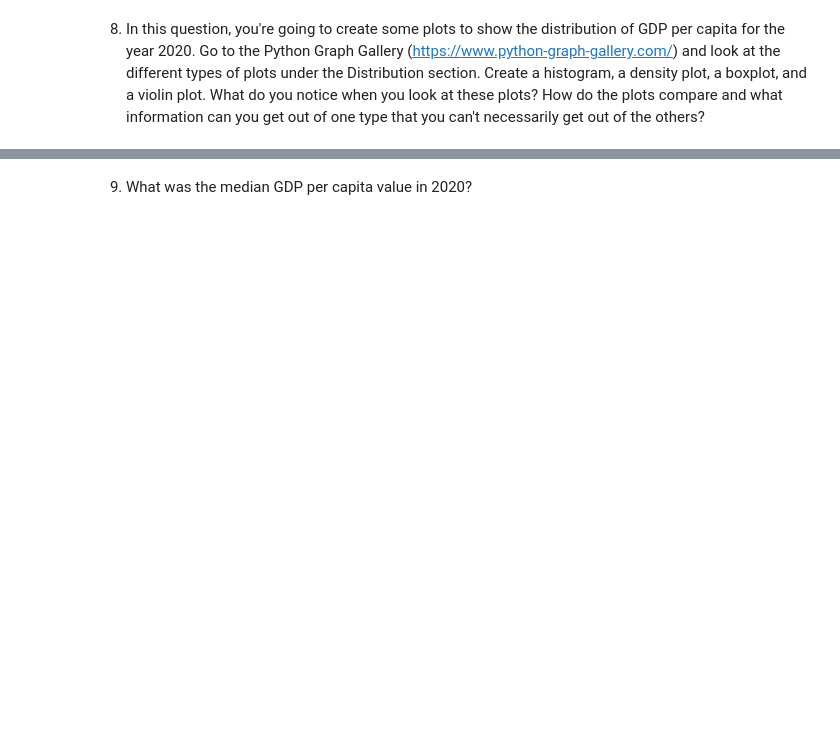
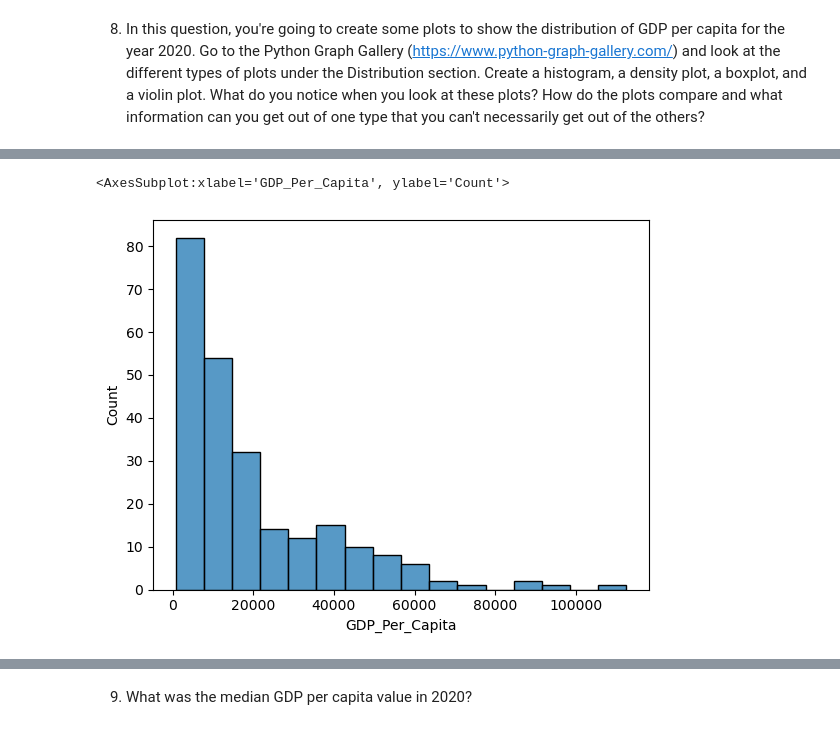
Before and after one commit to eykinnard/gdp_and_internet_usage, a Jupyter notebook: notebooks/UN Project Answers.ipynb, the cells around one changed output, grey strips where cells are left out. Drawn from its saved outputs; the diff is of its cells as text; code cells hidden in the pictures; blank space fills up the shorter version.

```diff
--- a/notebooks/UN Project Answers.ipynb
+++ b/notebooks/UN Project Answers.ipynb
@@ -79,0 +136,5 @@ plt.hist('Gdp_Per_Capita')
+# %%
+sns.histplot(data = year_2020, x = 'GDP_Per_Capita')
+# %% [output]
+<AxesSubplot:xlabel='GDP_Per_Capita', ylabel='Count'>
+[figure, added]
```
Also changed, not shown: parts of 46 cells of this notebook.
